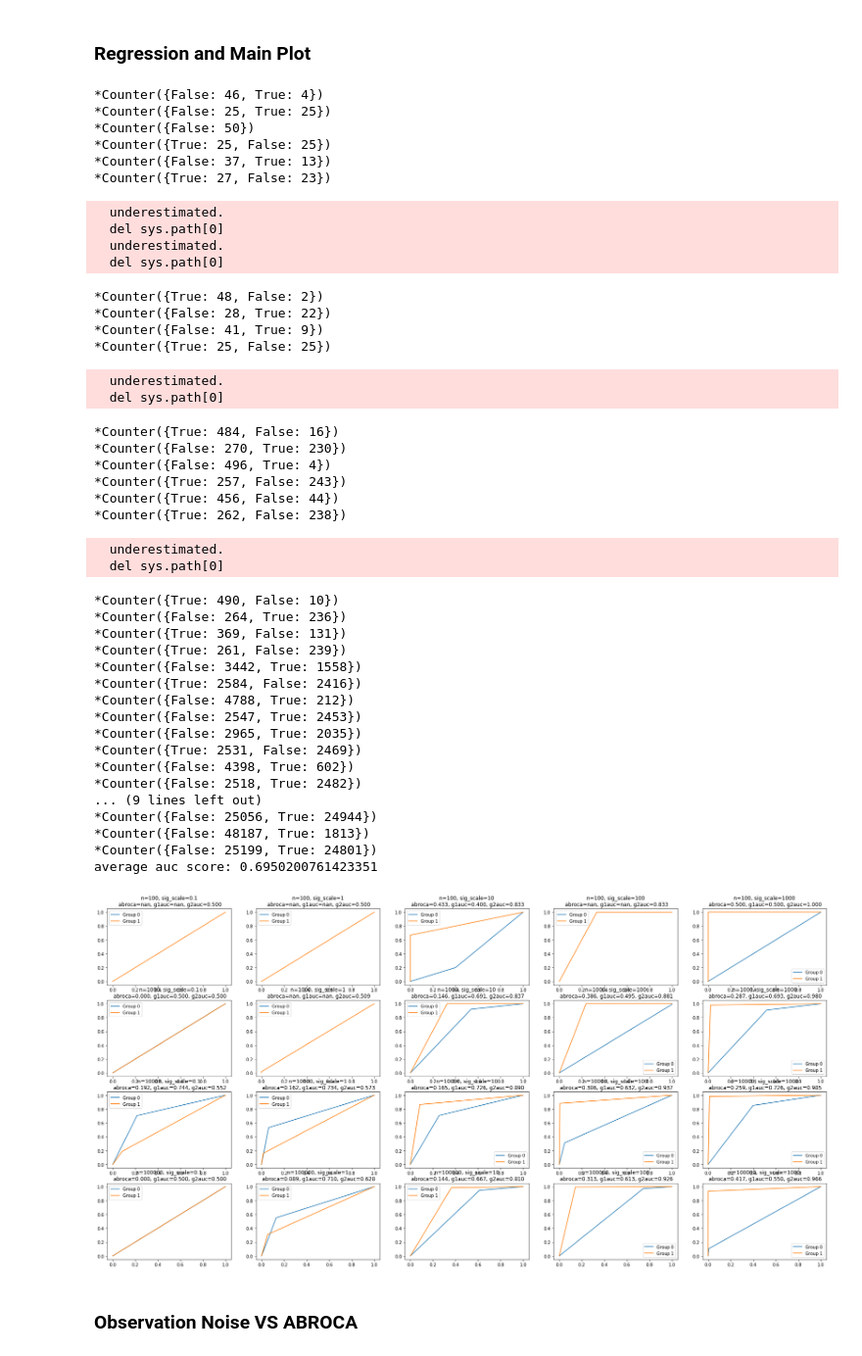
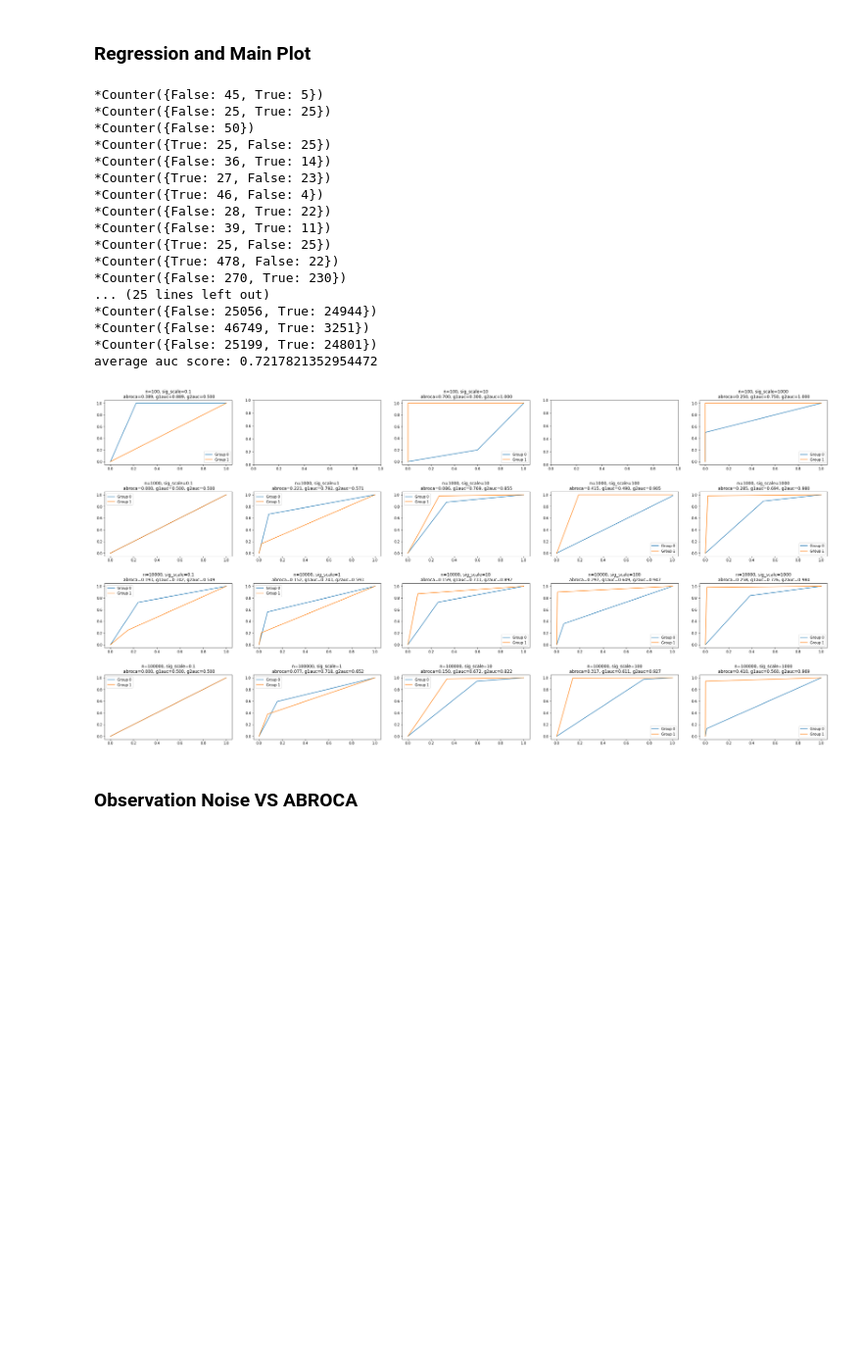
Before and after one commit to 13nat1313/ABROCAproject, a Jupyter notebook: ABROCAprojectDataGeneration.ipynb, the cells around one changed output. Shown: that part at 98% size. Saved outputs shown, nothing was run; the diff lists cells and outputs as text; code cells hidden in the pictures; blank space fills up the shorter version.

```diff
--- a/ABROCAprojectDataGeneration.ipynb
+++ b/ABROCAprojectDataGeneration.ipynb
@@ -73,9 +75,9 @@ def simulate(sigma_scale_factor=1, subgroup_n=[10000, 10000], mu_0=[0,0], mu_1=[
     return X, y
 # %%
-# np.random.seed(12)
+np.random.seed(12)
 n= [10000, 10000]
 X, y = simulate(sigma_scale_factor=1, subgroup_n=n, sigma_0=[1,1], sigma_1=[1,1],
-                eta_sd=0.1)
+                eta_sd=[0.1,0.1])
 
 X_train_0, X_test_0, y_train_0, y_test_0 = train_test_split(X[:n[0]], y[:n[0]], test_size=0.2, random_state=0)
 X_train_1, X_test_1, y_train_1, y_test_1 = train_test_split(X[n[0]:], y[n[0]:], test_size=0.2, random_state=0)
@@ -95,6 +97,7 @@ plt.show()
 # %% [markdown]
 ### Regression and Main Plot
 # %%
+
 np.random.seed(13)
 ns = [10**i for i in range(2,6)]
 sig_scale_factors = [10**i for i in range(-1,4)]
@@ -113,73 +116,53 @@ for row, a_n in enumerate(ns):
         X_train = np.append(X_train_0, X_train_1, axis=0)
         y_train = np.append(y_train_0, y_train_1, axis=0)
 
+        if len(set(y_train)) == 1:
+            continue
 
         #regressor = RandomForestRegressor(n_estimators = 10, random_state=0)
         #regressor = LogisticRegression() #find regularized logisticRegression - cv logistic regression
         regressor = LogisticRegressionCV(cv=5, random_state=0)
-
         regressor.fit(X_train, y_train)
 
         y_pred_0 = regressor.predict(X_test_0)
         y_pred_1 = regressor.predict(X_test_1)
+
+        if len(set(y_test_0)) == 1 or len(set(y_test_1)) == 1:
+            continue
 
         fpr_0, tpr_0, _ = roc_curve(y_test_0, y_pred_0)
         fpr_1, tpr_1, _ = roc_curve(y_test_1, y_pred_1)
 
         g1auc = auc(fpr_0, tpr_0)
         g2auc = auc(fpr_1, tpr_1)
         avg_auc += [g1auc, g2auc]
         abroca = compute_abroca(fpr_0,tpr_0,fpr_1,tpr_1)
 
         axs[row, col].plot(fpr_0, tpr_0, label='Group 0')
         axs[row, col].plot(fpr_1, tpr_1, label='Group 1')
         axs[row, col].legend()
         axs[row, col].set_title(f"n={sum(n)}, sig_scale={a_s}\n abroca={abroca:.3f}, g1auc={g1auc:.3f}, g2auc={g2auc:.3f}")
-
+fig.tight_layout(pad=3.0)
 print(f"average auc score: {np.mean([_ for _ in avg_auc if not math.isnan(_)])}")
 # %% [output]
-*Counter({False: 46, True: 4})
+*Counter({False: 45, True: 5})
 *Counter({False: 25, True: 25})
 *Counter({False: 50})
 *Counter({True: 25, False: 25})
-*Counter({False: 37, True: 13})
+*Counter({False: 36, True: 14})
 *Counter({True: 27, False: 23})
+*Counter({True: 46, False: 4})
+*Counter({False: 28, True: 22})
+*Counter({False: 39, True: 11})
+*Counter({True: 25, False: 25})
+*Counter({True: 478, False: 22})
+*Counter({False: 270, True: 230})
+... (25 lines left out)
+*Counter({False: 25056, True: 24944})
+*Counter({False: 46749, True: 3251})
+*Counter({False: 25199, True: 24801})
+average auc score: 0.7217821352954472
-  underestimated.
-  del sys.path[0]
-  underestimated.
-  del sys.path[0]
-*Counter({True: 48, False: 2})
-*Counter({False: 28, True: 22})
-*Counter({False: 41, True: 9})
-*Counter({True: 25, False: 25})
-  underestimated.
-  del sys.path[0]
-*Counter({True: 484, False: 16})
-*Counter({False: 270, True: 230})
-*Counter({False: 496, True: 4})
-*Counter({True: 257, False: 243})
-*Counter({True: 456, False: 44})
-*Counter({True: 262, False: 238})
-  underestimated.
-  del sys.path[0]
-*Counter({True: 490, False: 10})
-*Counter({False: 264, True: 236})
-*Counter({True: 369, False: 131})
-*Counter({True: 261, False: 239})
-*Counter({False: 3442, True: 1558})
-*Counter({True: 2584, False: 2416})
-*Counter({False: 4788, True: 212})
-*Counter({False: 2547, True: 2453})
-*Counter({False: 2965, True: 2035})
-*Counter({True: 2531, False: 2469})
-*Counter({False: 4398, True: 602})
-*Counter({False: 2518, True: 2482})
-... (9 lines left out)
-*Counter({False: 25056, True: 24944})
-*Counter({False: 48187, True: 1813})
-*Counter({False: 25199, True: 24801})
-average auc score: 0.6950200761423351
-[figure, old version]
+[figure, new version]
 # %% [markdown]
 ### Observation Noise VS ABROCA
 # %%
```
Also changed, not shown: parts of 6 cells of this notebook.
